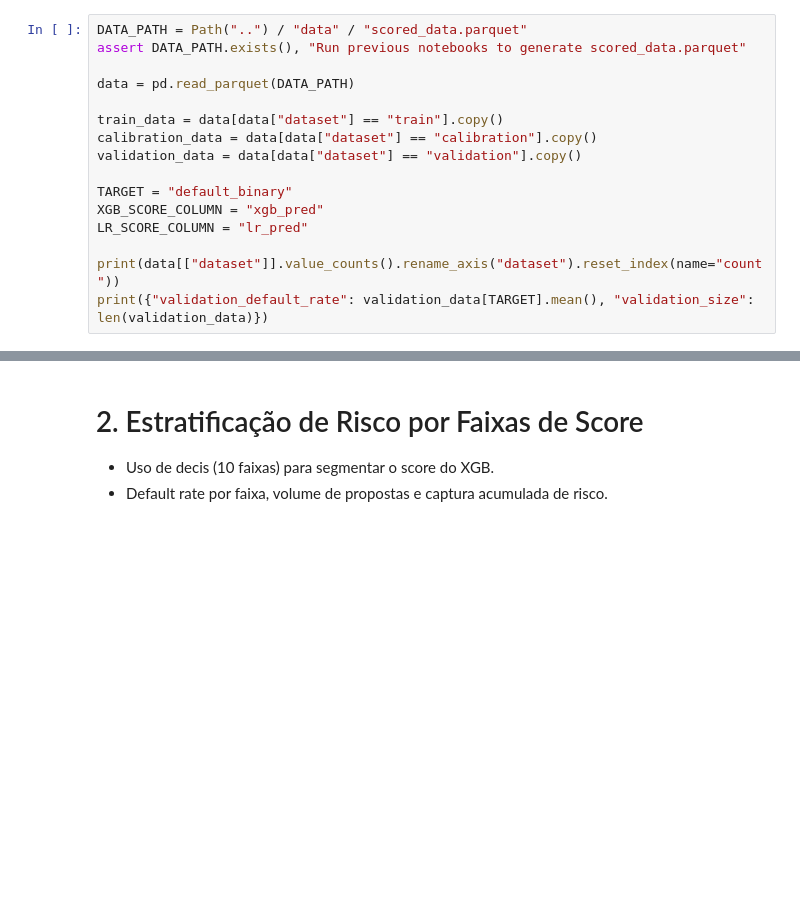
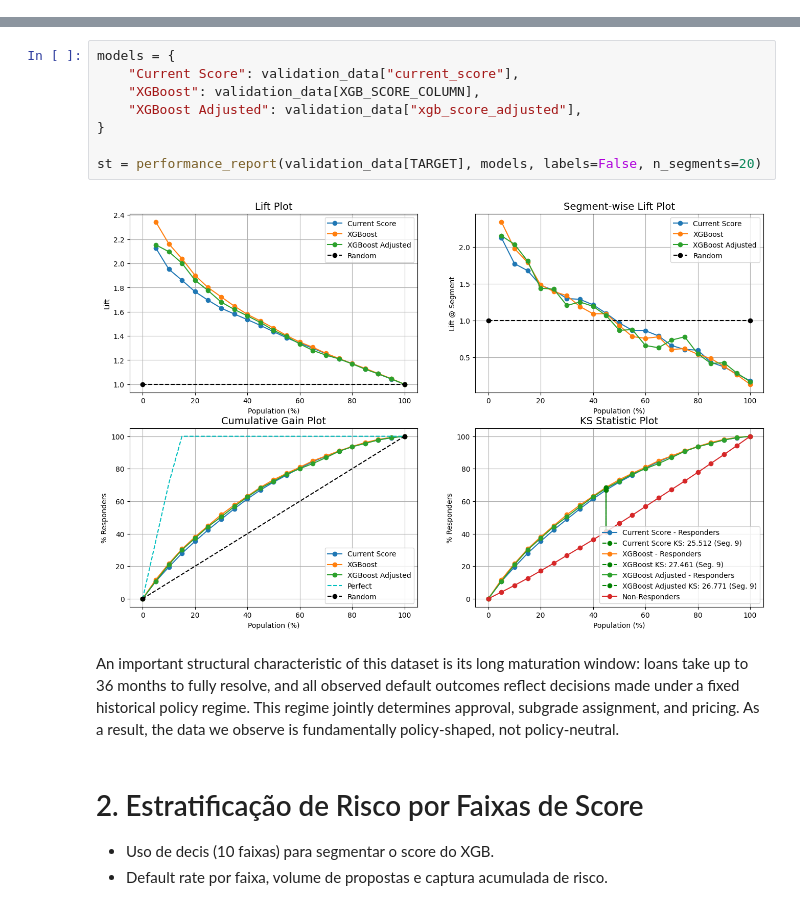
Before and after one commit to imonteiroyh/LoanCreditRisk, a Jupyter notebook: notebooks/05_policy.ipynb, the cells around one changed output, grey strips where cells are left out. Saved outputs shown, nothing was run; the diff lists cells and outputs as text; blank space fills up the shorter version.

```diff
--- a/notebooks/05_policy.ipynb
+++ b/notebooks/05_policy.ipynb
@@ -191,16 +118,0 @@ pd.options.display.max_rows = 20
-# %%
-DATA_PATH = Path("..") / "data" / "scored_data.parquet"
-assert DATA_PATH.exists(), "Run previous notebooks to generate scored_data.parquet"
-
-data = pd.read_parquet(DATA_PATH)
-
-train_data = data[data["dataset"] == "train"].copy()
-calibration_data = data[data["dataset"] == "calibration"].copy()
-validation_data = data[data["dataset"] == "validation"].copy()
-
-TARGET = "default_binary"
-XGB_SCORE_COLUMN = "xgb_pred"
-LR_SCORE_COLUMN = "lr_pred"
-
-print(data[["dataset"]].value_counts().rename_axis("dataset").reset_index(name="count"))
-print({"validation_default_rate": validation_data[TARGET].mean(), "validation_size": len(validation_data)})
@@ -212,3 +381,15 @@ print({"validation_default_rate": validation_data[TARGET].mean(), "validation_si
+# %%
+models = {
+    "Current Score": validation_data["current_score"],
+    "XGBoost": validation_data[XGB_SCORE_COLUMN],
+    "XGBoost Adjusted": validation_data["xgb_score_adjusted"],
+}
+
+st = performance_report(validation_data[TARGET], models, labels=False, n_segments=20)
+# %% [output]
+[figure, added]
+# %% [markdown]
+An important structural characteristic of this dataset is its long maturation window: loans take up to 36 months to fully resolve, and all observed default outcomes reflect decisions made under a fixed historical policy regime. This regime jointly determines approval, subgrade assignment, and pricing. As a result, the data we observe is fundamentally policy-shaped, not policy-neutral.
 # %% [markdown]
 # 2. Estratificação de Risco por Faixas de Score
 - Uso de decis (10 faixas) para segmentar o score do XGB.
```
Also changed, not shown: parts of 41 cells of this notebook.
